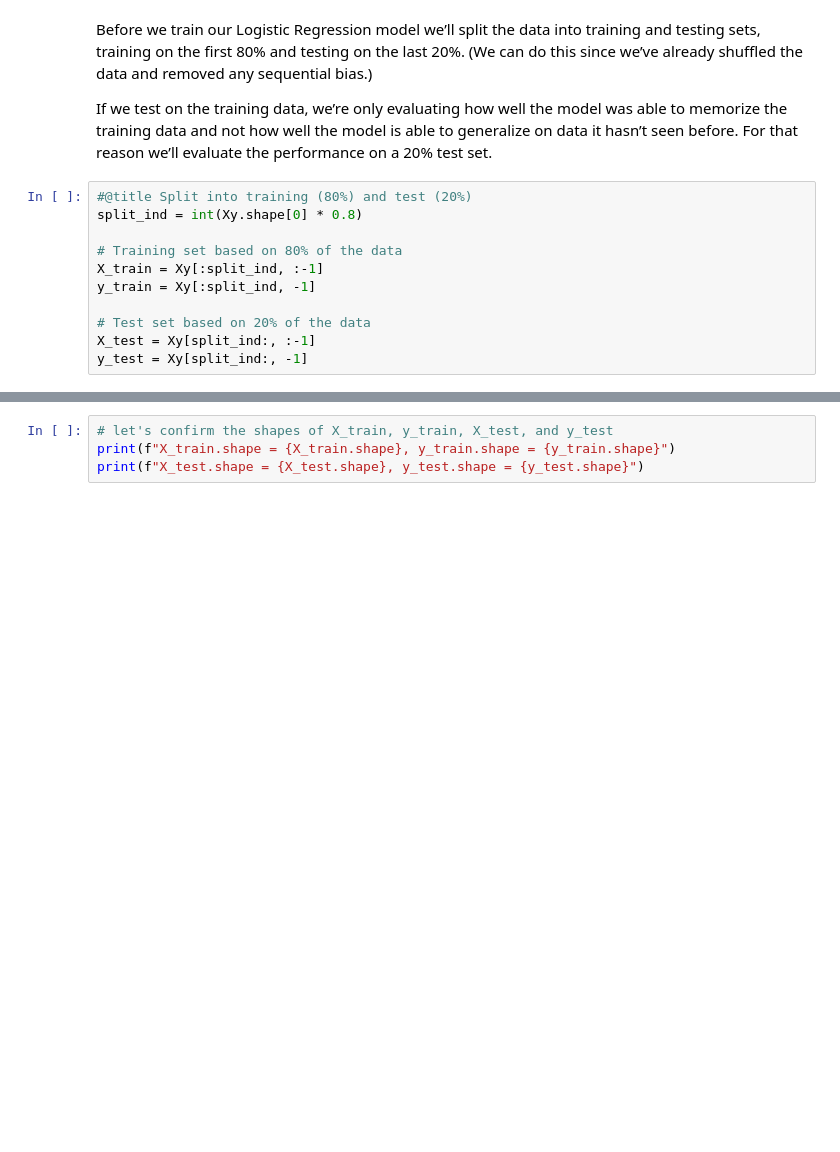
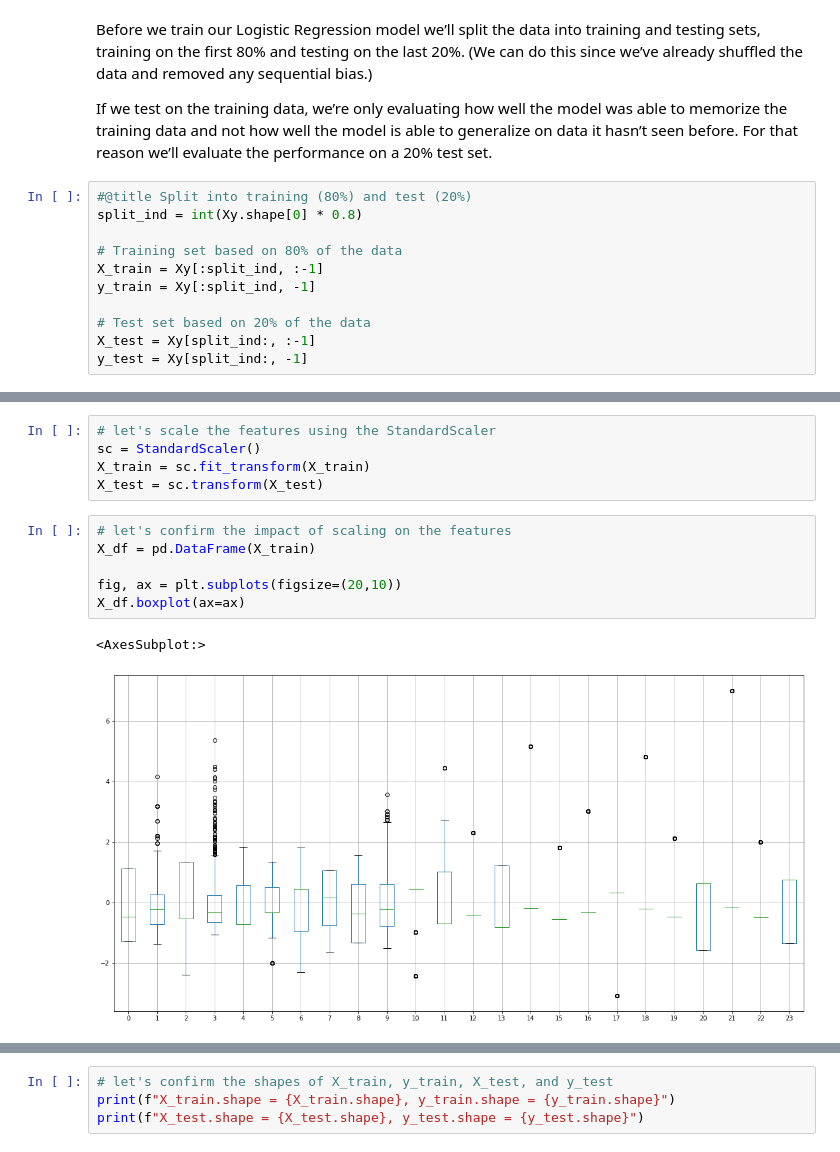
Before and after one commit to DataMonarch/ml, a Jupyter notebook: assignments/HW_1_CSCI_4364_6364 .ipynb, the cells around one changed output, grey strips where cells are left out. Cells and saved outputs as stored; diff of their text form; blank space fills up the shorter version.

```diff
--- a/assignments/HW_1_CSCI_4364_6364 .ipynb
+++ b/assignments/HW_1_CSCI_4364_6364 .ipynb
@@ -241,0 +272,14 @@ y_test = Xy[split_ind:, -1]
+# %%
+# let's scale the features using the StandardScaler
+sc = StandardScaler()
+X_train = sc.fit_transform(X_train)
+X_test = sc.transform(X_test)
+# %%
+# let's confirm the impact of scaling on the features
+X_df = pd.DataFrame(X_train)
+
+fig, ax = plt.subplots(figsize=(20,10))
+X_df.boxplot(ax=ax)
+# %% [output]
+<AxesSubplot:>
+[figure, added]
```
Also changed, not shown: parts of 26 cells of this notebook, 5 other files.
